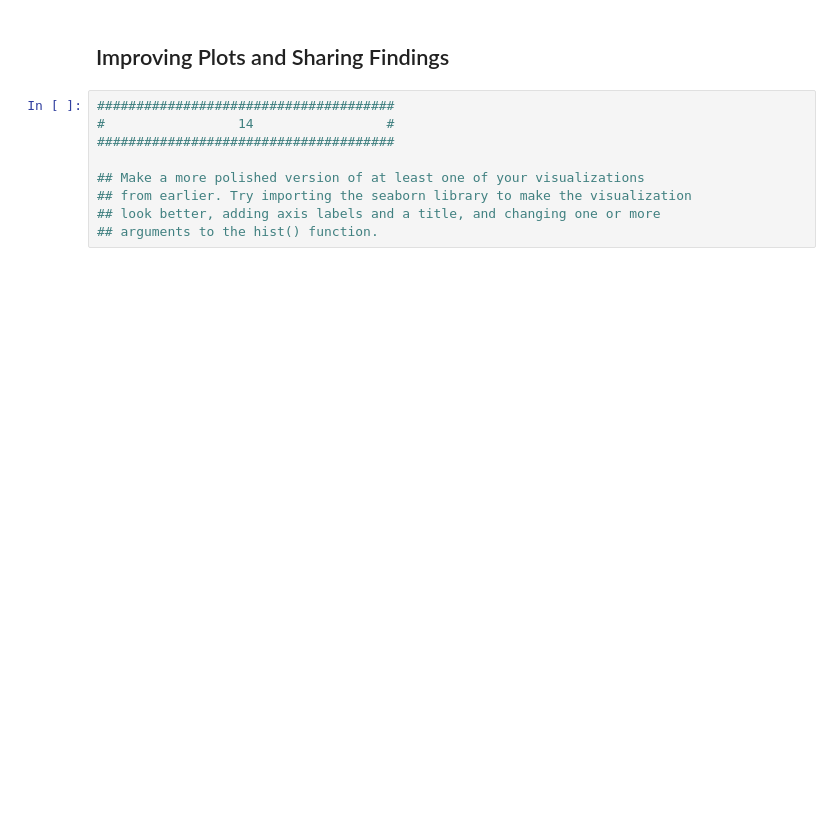
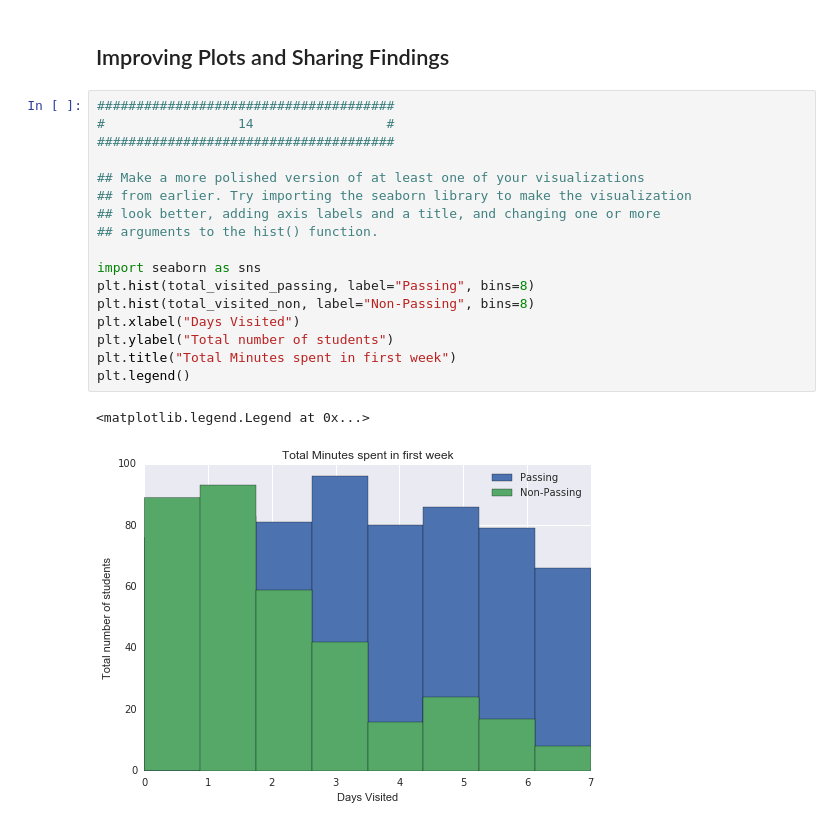
Before and after one commit to vsmalladi/udacity, a Jupyter notebook: intro_to_data_analysis/lesson_1/L1.ipynb, the cells around one changed output. Saved outputs shown, nothing was run; the diff lists cells and outputs as text; blank space fills up the shorter version.

```diff
--- a/intro_to_data_analysis/lesson_1/L1.ipynb
+++ b/intro_to_data_analysis/lesson_1/L1.ipynb
@@ -496,9 +517,20 @@ Populating the interactive namespace from numpy and matplotlib
 # %%
 ######################################
 #                 14                 #
 ######################################
 
 ## Make a more polished version of at least one of your visualizations
 ## from earlier. Try importing the seaborn library to make the visualization
 ## look better, adding axis labels and a title, and changing one or more
 ## arguments to the hist() function.
+
+import seaborn as sns
+plt.hist(total_visited_passing, label="Passing", bins=8)
+plt.hist(total_visited_non, label="Non-Passing", bins=8)
+plt.xlabel("Days Visited")
+plt.ylabel("Total number of students")
+plt.title("Total Minutes spent in first week")
+plt.legend()
+# %% [output]
+<matplotlib.legend.Legend at 0x...>
+[figure, added]
```
Also changed, not shown: parts of 3 cells of this notebook.
